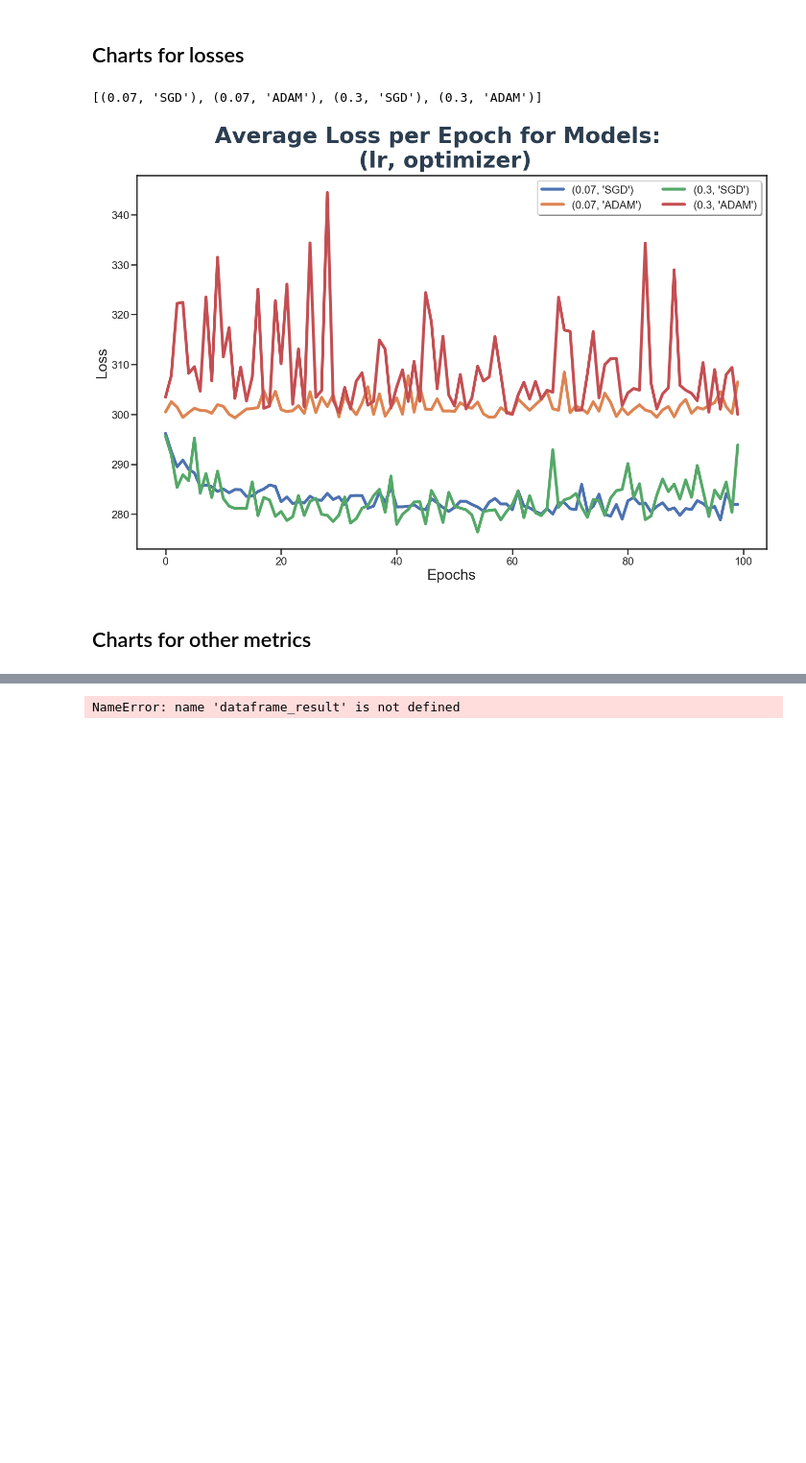
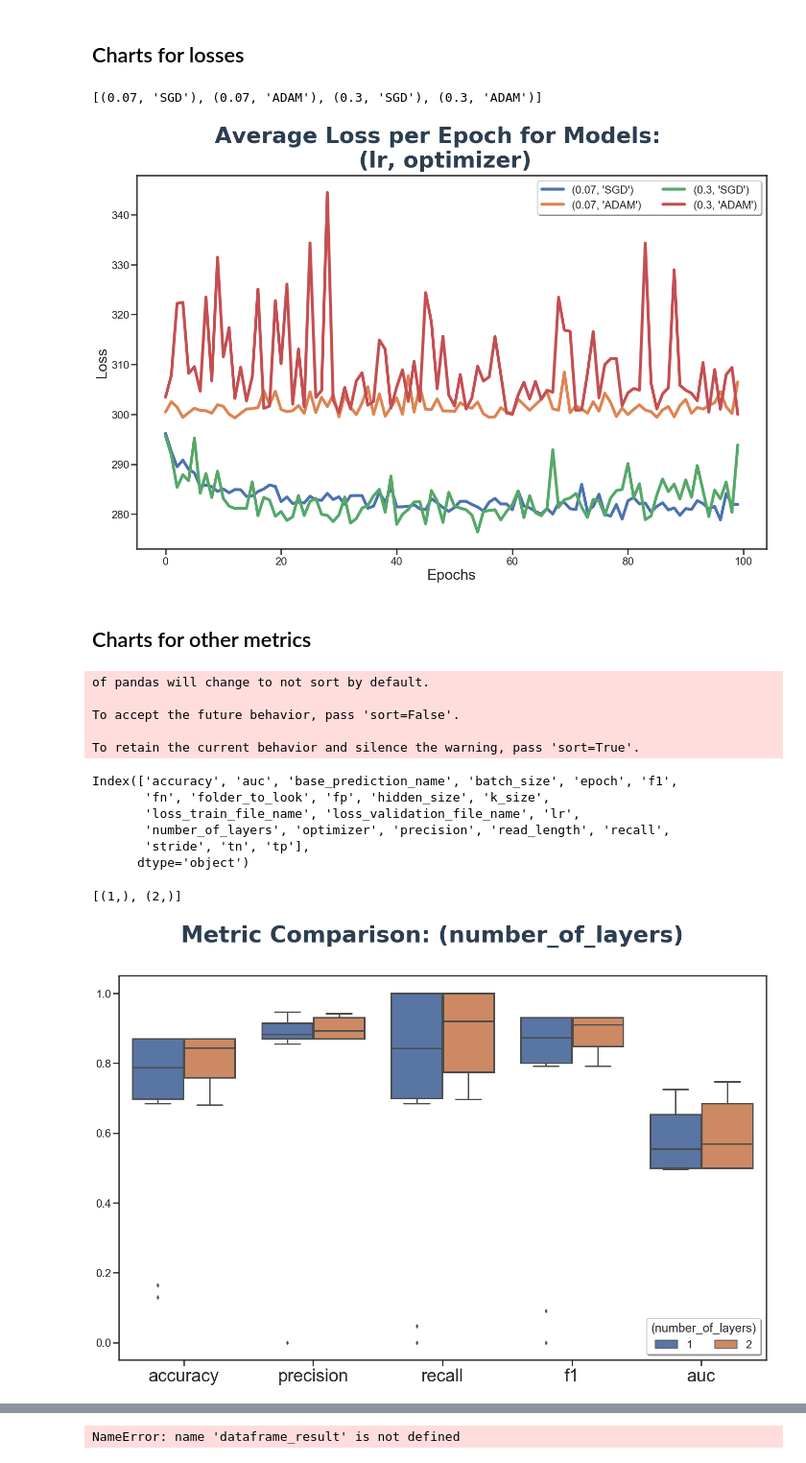
Before and after one commit to deepphage/notebooks, a Jupyter notebook: Evaluation.ipynb, the cells around one changed output, grey strips where cells are left out. Shown: that part at 96% size. Saved outputs shown, nothing was run; the diff lists cells and outputs as text; code cells hidden in the pictures; blank space fills up the shorter version.

Commit message:
new charts

```diff
--- a/Evaluation.ipynb
+++ b/Evaluation.ipynb
@@ -392,0 +384,57 @@ for i, h_values in enumerate(hyper_condigurations):
+# %%
+data_box = generate_metrics()
+# %% [output]
+of pandas will change to not sort by default.
+
+To accept the future behavior, pass 'sort=False'.
+
+To retain the current behavior and silence the warning, pass 'sort=True'.
+# %%
+data_box.columns
+# %% [output]
+Index(['accuracy', 'auc', 'base_prediction_name', 'batch_size', 'epoch', 'f1',
+       'fn', 'folder_to_look', 'fp', 'hidden_size', 'k_size',
+       'loss_train_file_name', 'loss_validation_file_name', 'lr',
+       'number_of_layers', 'optimizer', 'precision', 'read_length', 'recall',
+       'stride', 'tn', 'tp'],
+      dtype='object')
+# %%
+chart_data_box = data_box.copy()
+selected_hypers = ['number_of_layers']
+hyper_condigurations = list(itertools.product(*[list(chart_data_box[h].unique()) for h in selected_hypers]))
+values_per_configuration = []
+print(hyper_condigurations)
+chart_data_box['hyper_configuration'] = 0
+
+for i, h_values in enumerate(hyper_condigurations):
+
+    df_filters = [chart_data_box[h] == h_values[j] for j, h in enumerate(selected_hypers)]
+    df_filter = np.bitwise_and.reduce(df_filters, 0)
+    models_of_configuration = chart_data_box[df_filter]
+
+    chart_data_box.loc[df_filter, 'hyper_configuration'] = ', '.join(str(v) for v in h_values)
+
+
+chart_data_box_melted = pd.melt(chart_data_box.loc[:, ['hyper_configuration', 'accuracy', 'precision', 'recall', 'f1', 'auc']], \
+        id_vars=['hyper_configuration'], value_vars=['accuracy', 'precision', 'recall', 'f1', 'auc'])
+
+hfont = {'fontfamily': 'sans-serif','fontname':'Helvetica', 'fontweight':'bold', 'fontsize': 45, 'color':'#2c3e50'}
+sns.set()
+sns.set_context("poster") # also notebook
+sns.set_style('whitegrid',rc={'xtick.bottom': True,\
+                           'ytick.left': True, \
+                           'axes.edgecolor': '.1',\
+                          'grid.linestyle': ''}) # ticks, whitegrid
+
+f, axes = plt.subplots(1, figsize=(23,14))
+sns.boxplot(x="variable", y="value", hue="hyper_configuration", data=chart_data_box_melted, ax=axes)
+
+axes.tick_params(axis='x', labelsize=35)
+axes.legend(loc='lower right', shadow=True, ncol=2, title='(' + ','.join(selected_hypers) + ')')
+axes.set_ylabel('')
+axes.set_xlabel('')
+f.suptitle('Metric Comparison: (' + ', '.join(selected_hypers) + ')', **hfont)
+plt.savefig('/Users/chadepl/Downloads/test.jpeg', dpi=300, bbox_inches='tight')
+# %% [output]
+[(1,), (2,)]
+[figure, added]
```
Also changed, not shown: parts of 9 cells of this notebook.
